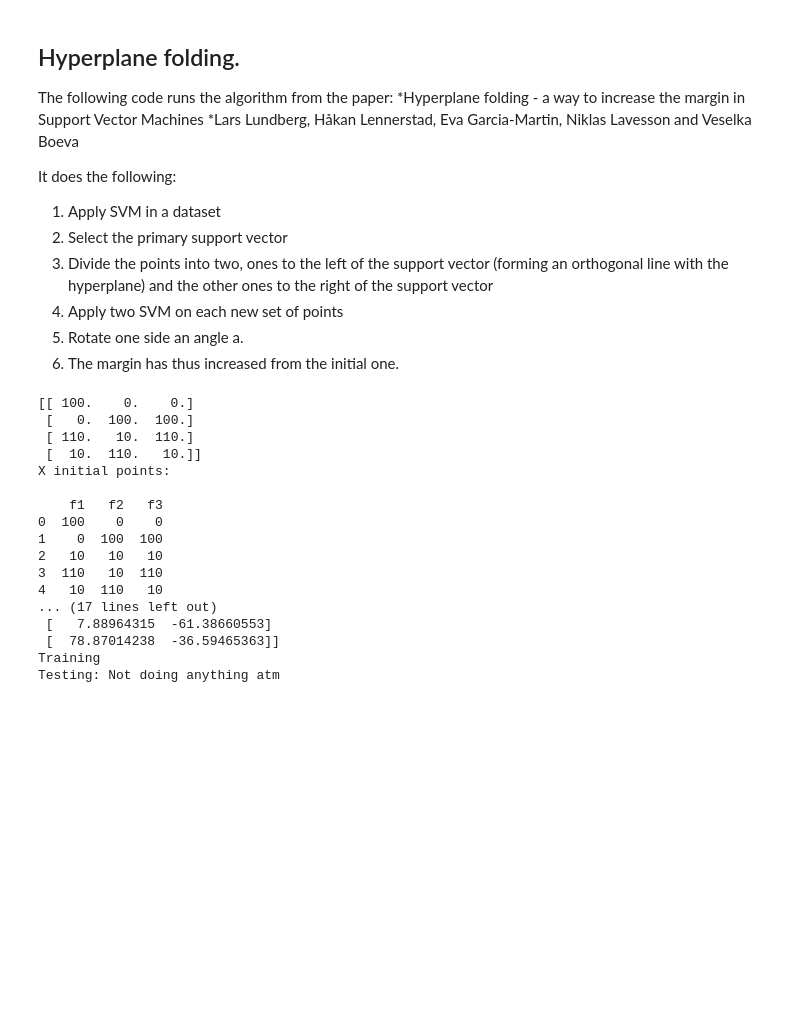
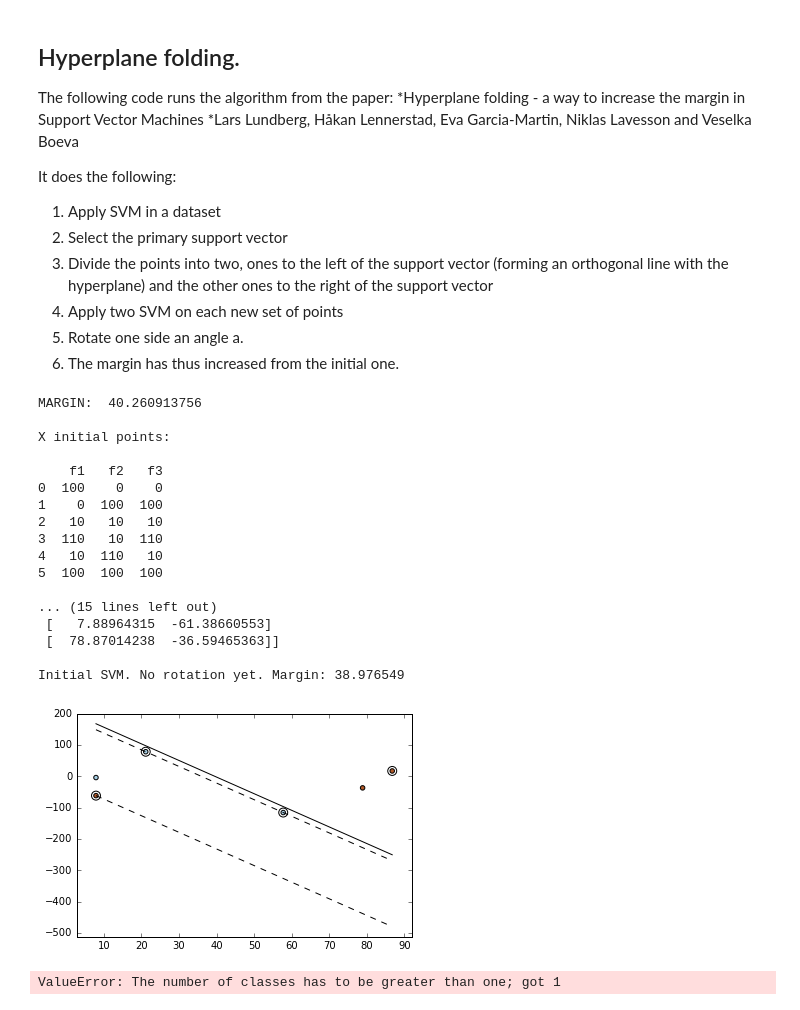
Before and after one commit to egarciamartin/svm_hyperplane_folding, a Jupyter notebook: code/3D/SVM_3D.ipynb, the cells around one changed output. Saved outputs shown, nothing was run; the diff lists cells and outputs as text; code cells hidden in the pictures; blank space fills up the shorter version.

Commit message:
Training working. Only when there are 3 SV in total for the rotation

```diff
--- a/code/3D/SVM_3D.ipynb
+++ b/code/3D/SVM_3D.ipynb
@@ -195,7 +195,7 @@ def get_clf():
     """
 
 #     C = 1000000000
-    return svm.SVC(kernel='linear')
+    return svm.NuSVC(kernel='linear', nu=0.0000001)
 
 def rotation(x,y,clf, plot = False):
     """
@@ -204,15 +204,12 @@ def rotation(x,y,clf, plot = False):
     to the plane and the main support vector.
     Apply SVM on both sides, rotate the one with the greatest margin.
     """
-#     print len(x), len(y), clf.support_
     prime_sv = get_support_vector(x,y, clf.support_ )
     set1x, set1y, set2x, set2y = split2 (x, y, clf, prime_sv)
-#     clf_s1 = svm.NuSVC(kernel='linear', nu=nu)
     clf_s1 = get_clf()
     clf_s1.fit(set1x, set1y)
     margin1 = get_margin(clf_s1)
 
-#     clf_s2 = svm.NuSVC(kernel='linear', nu=nu)
     clf_s2 = get_clf()
     clf_s2.fit(set2x, set2y)
     margin2 = get_margin(clf_s2)
@@ -220,7 +217,6 @@ def rotation(x,y,clf, plot = False):
     f_point, angle = folding_point(clf_s1, clf_s2)
     supp = get_support_vector(x,y, clf.support_ )
 
-#     print "Margins", margin1, margin2
     if margin1 > margin2:
         part_rotated = "left"
         set1x_nosupp, set1y_nosupp = remove_supp (np.array(set1x), set1y, supp)
@@ -360,10 +266,10 @@ def project_points(dataset):
     X = dataset.iloc[:,:3]
     Y = dataset['class']
 #     clf = svm.NuSVC(kernel='linear', nu=0.0000001)
-    clf = svm.SVC(kernel='linear')
+    clf = get_clf()
     clf.fit(X, Y)
 
-    print clf.support_vectors_
+    print "MARGIN: " , get_margin(clf), "\n"
 
     # Calculating distance
     d1 = abs(np.linalg.norm(clf.support_vectors_[0]-clf.support_vectors_[1]))
@@ -396,8 +302,3 @@ def project_points(dataset):
     print "\nX Projected points after removing Z : \n\n" , X_projected
 
     return X_projected
-# %%
-# Simulation: Training.
-
-def training(dataset):
-    print "Training"
@@ -427,39 +367,44 @@ from sklearn import datasets
 from random import randint
 from matplotlib.backends.backend_pdf import PdfPages
 import time
 from pylab import *
 
 def main():
+    iterations=2
+
     # Dataset
     dataset = load_dataset('toy_dataset.csv')
+    Y = dataset['class']
 
     # Project the points
-    projected_dataset = project_points(dataset)
+    X_projected = project_points(dataset)
 
     # Training 2D
-    training(dataset)
+    training(X_projected, Y, iterations)
 
     # Testing 2D
     testing(dataset)
 
 
 if __name__ =='__main__':
     main()
 # %% [output]
-[[ 100.    0.    0.]
- [   0.  100.  100.]
- [ 110.   10.  110.]
- [  10.  110.   10.]]
+MARGIN:  40.260913756
+
 X initial points:
 
     f1   f2   f3
 0  100    0    0
 1    0  100  100
 2   10   10   10
 3  110   10  110
 4   10  110   10
-... (17 lines left out)
+5  100  100  100
+
+... (15 lines left out)
  [   7.88964315  -61.38660553]
  [  78.87014238  -36.59465363]]
-Training
-Testing: Not doing anything atm
+
+Initial SVM. No rotation yet. Margin: 38.976549
+[figure, added]
+ValueError: The number of classes has to be greater than one; got 1
```
Also changed, not shown: parts of 3 cells of this notebook.
